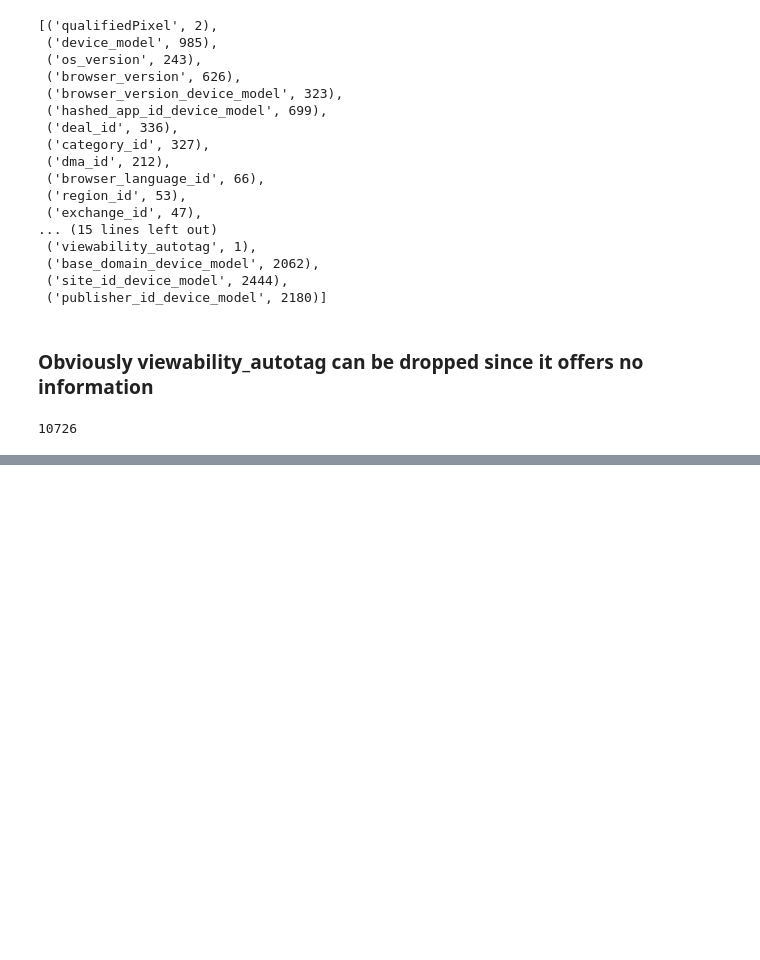
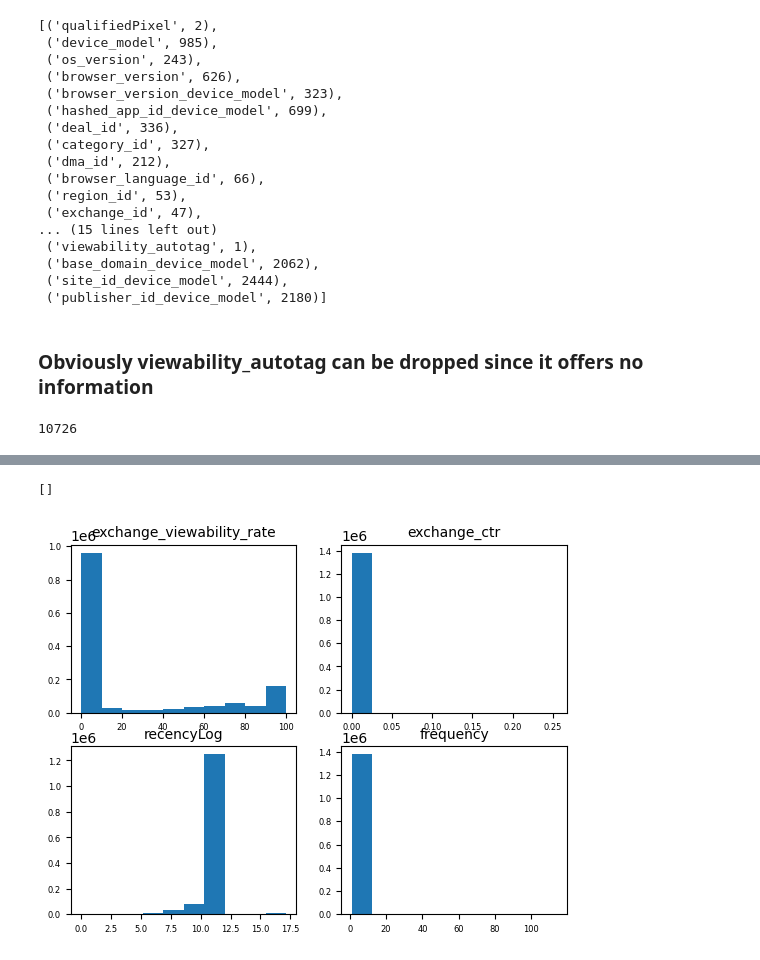
Before and after one commit to MellonNation/MediaMath, a Jupyter notebook: jy3204/dataCheck.ipynb, the cells around one changed output, grey strips where cells are left out. Cells and saved outputs as stored; diff of their text form; code cells hidden in the pictures; blank space fills up the shorter version.

```diff
--- a/jy3204/dataCheck.ipynb
+++ b/jy3204/dataCheck.ipynb
@@ -375,0 +448,5 @@ sum([df[_].unique().shape[0] for _ in args.includeColumnsProposal1 if (_ not in
+# %%
+for i,column in enumerate(['exchange_viewability_rate', 'exchange_ctr','recency', 'frequency']):
+    print(df[column].describe())
+for column in ['recency', 'frequency']:
+    print( column, df[df[column]==-999].shape)
@@ -375,0 +476,2 @@ sum([df[_].unique().shape[0] for _ in args.includeColumnsProposal1 if (_ not in
+# %%
+df["recencyLog"]=df.apply(lambda x: np.log(x['recency']+1) if x["recency"]>-999 else -999,axis=1)
@@ -375,0 +482,4 @@ sum([df[_].unique().shape[0] for _ in args.includeColumnsProposal1 if (_ not in
+# %%
+for averageFill in ["recencyLog","frequency"]:
+    avgval = df[df[averageFill]>-999][averageFill].mean()
+    df[averageFill] = df.apply(lambda x: x[averageFill] if x[averageFill]>-999 else avgval, axis=1)
@@ -375,0 +490,10 @@ sum([df[_].unique().shape[0] for _ in args.includeColumnsProposal1 if (_ not in
+# %%
+fig, axs = plt.subplots(2, 2)
+for i,column in enumerate(['exchange_viewability_rate', 'exchange_ctr','recencyLog', 'frequency']):
+    axs[int(i/2),i%2].hist(df[column].to_numpy())
+    axs[int(i/2),i%2].set_title(column,fontsize=10)
+    axs[int(i/2),i%2].tick_params(axis='both', which='major', labelsize=6)
+plt.plot()
+# %% [output]
+[]
+[figure, added]
```
Also changed, not shown: parts of 24 cells of this notebook, 3 other files.
